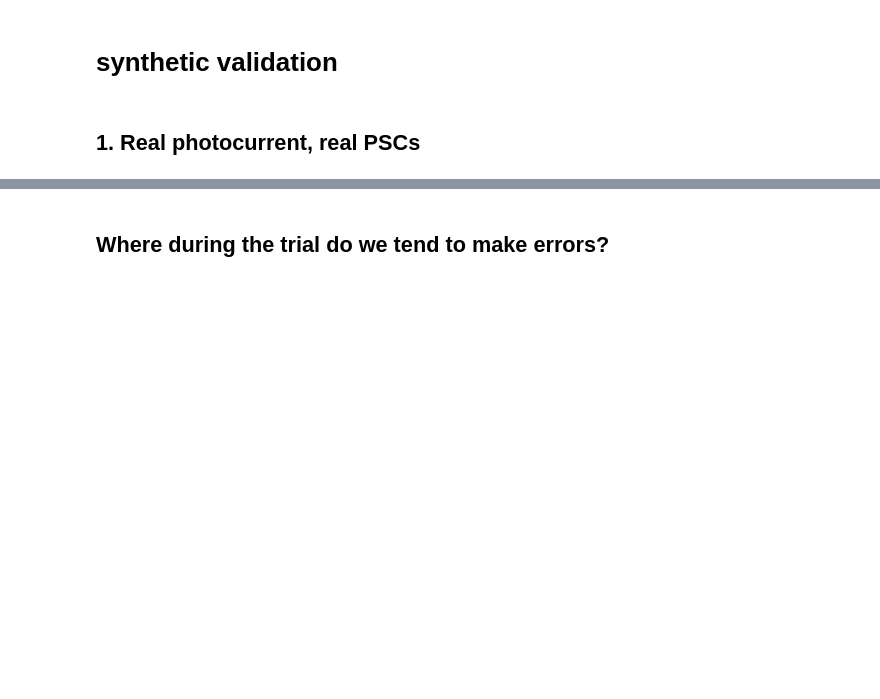
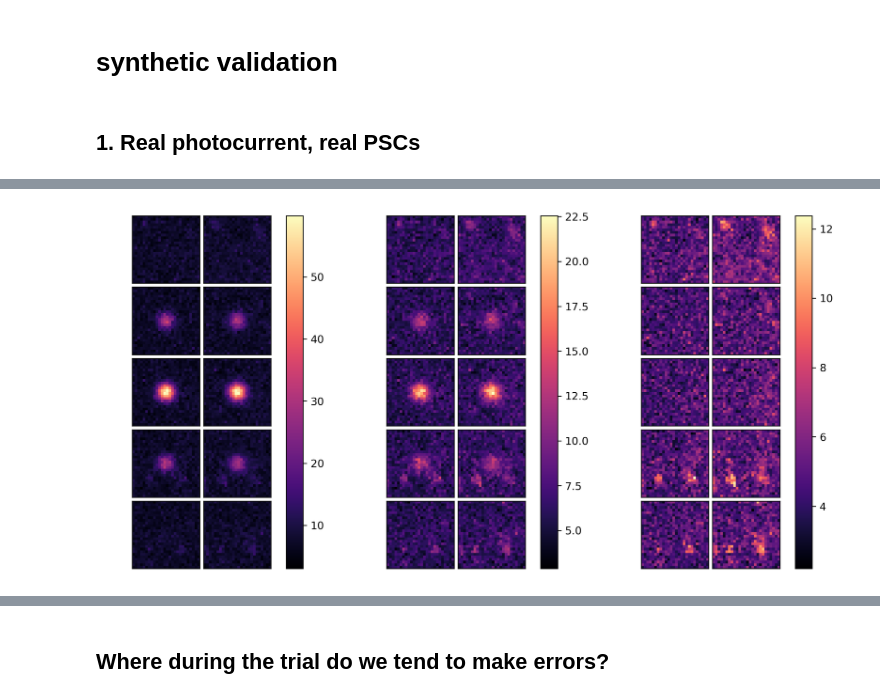
Before and after one commit to bantin/PhoRC, a Jupyter notebook: opsin_subtraction_experiments/synthetic-validation.ipynb, the cells around one changed output, grey strips where cells are left out. Drawn from its saved outputs; the diff is of its cells as text; code cells hidden in the pictures; blank space fills up the shorter version.

```diff
--- a/opsin_subtraction_experiments/synthetic-validation.ipynb
+++ b/opsin_subtraction_experiments/synthetic-validation.ipynb
@@ -96,0 +203,15 @@ combined, photocurrents, pscs = make_hybrid_dataset(
+# %%
+fig1 = plt.figure(figsize=(10, 5), dpi=300, facecolor='white')
+utils.plot_multi_means(fig1,
+    [combined_map, corrected_map, original_map],
+    np.arange(5),
+    cmaps=['magma', 'magma', 'magma', 'magma'],
+    # cbar_labels=['EPSQ (nC)'],
+    # zlabels=['subtr', 'demix'],
+    map_names=['corrupted', 'subtr.', 'g.t'],
+    # vranges=[(0,15), (0,15), (0,15), (0,15)],
+    show_powers=(True, True, True, True)
+)
+plt.tight_layout()
+# %% [output]
+[figure, added]
```
Also changed, not shown: parts of 10 cells of this notebook.
